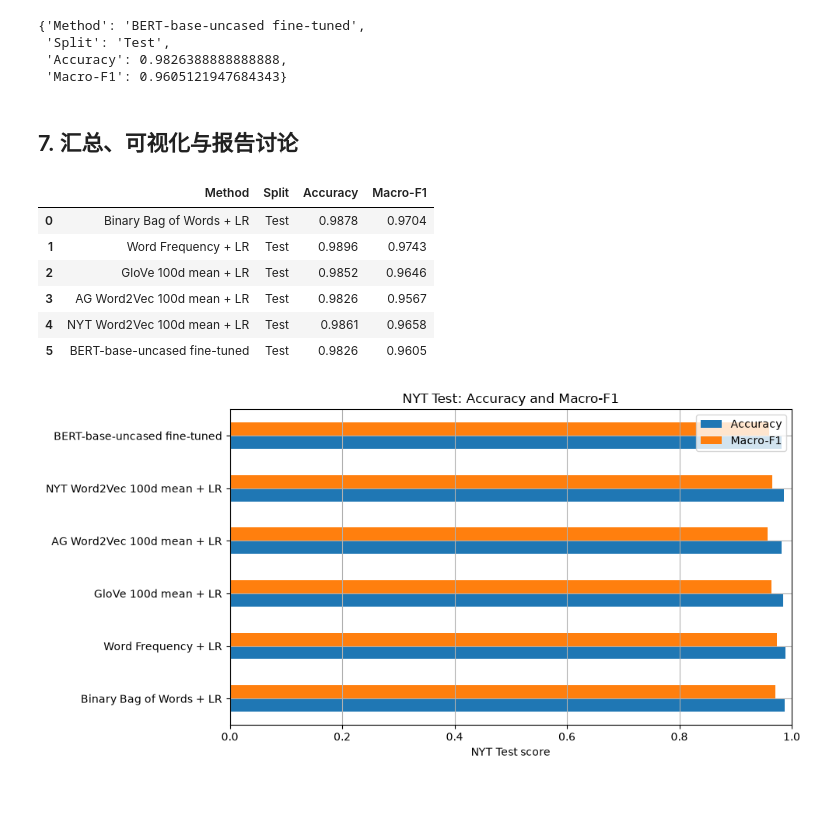
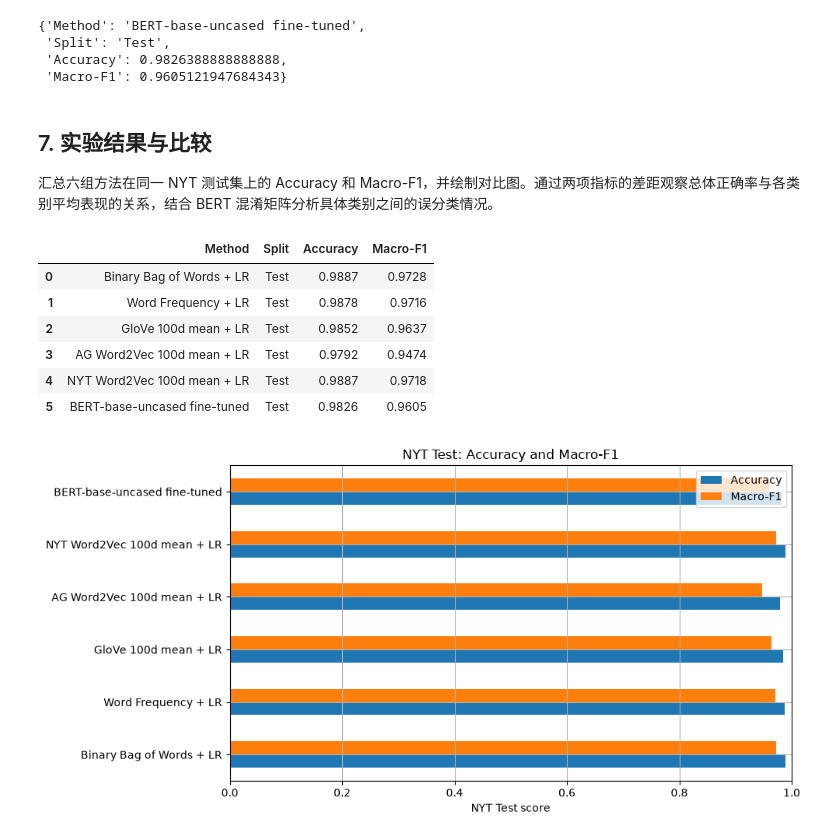
Before and after one commit to Fun-James/NLP, a Jupyter notebook: HW1/HW1_NYT_Text_Classification.ipynb, the cells around one changed output. Cells and saved outputs as stored; diff of their text form; code cells hidden in the pictures; blank space fills up the shorter version.

```diff
--- a/HW1/HW1_NYT_Text_Classification.ipynb
+++ b/HW1/HW1_NYT_Text_Classification.ipynb
@@ -160,5 +164,6 @@ display(pd.DataFrame({
 # %%
-results = []
+if "results" not in globals():
+    results = []
 
 def evaluate_predictions(name, y_true, y_pred, split="Test", record=True):
     row = {
@@ -168,13 +173,18 @@ def evaluate_predictions(name, y_true, y_pred, split="Test", record=True):
         "Macro-F1": f1_score(y_true, y_pred, average="macro", labels=np.arange(len(class_names)), zero_division=0),
     }
     if record:
+        # 每种方法在同一数据集上保存一条评价记录。
+        results[:] = [
+            item for item in results
+            if (item["Method"], item["Split"]) != (name, split)
+        ]
         results.append(row)
     print(f"{name} | {split} | Accuracy={row['Accuracy']:.4f} | Macro-F1={row['Macro-F1']:.4f}")
     print(classification_report(y_true, y_pred, labels=np.arange(len(class_names)), target_names=class_names, zero_division=0))
     return row
 
 def fit_logistic_regression(X_train, y_train, X_val, y_val):
-    # 仅用验证集选择正则化强度，返回重新拟合后的模型。
+    # 根据验证集 Macro-F1 选择正则化强度，在训练集上拟合最终模型。
     candidates = [0.1, 1.0, 10.0]
     scores = []
     for c_value in candidates:
@@ -621,36 +659,40 @@ weighted avg       0.98      0.98      0.98      1152
  'Accuracy': 0.9826388888888888,
  'Macro-F1': 0.9605121947684343}
 # %% [markdown]
-## 7. 汇总、可视化与报告讨论
+## 7. 实验结果与比较
+
+汇总六组方法在同一 NYT 测试集上的 Accuracy 和 Macro-F1，并绘制对比图。通过两项指标的差距观察总体正确率与各类别平均表现的关系，结合 BERT 混淆矩阵分析具体类别之间的误分类情况。
 # %%
-result_table = pd.DataFrame(results)
 expected_methods = [
     "Binary Bag of Words + LR", "Word Frequency + LR", "GloVe 100d mean + LR",
     "AG Word2Vec 100d mean + LR", "NYT Word2Vec 100d mean + LR",
     "BERT-base-uncased fine-tuned",
 ]
-if result_table["Method"].tolist() != expected_methods:
-    raise RuntimeError("结果不完整，请从头运行所有实验单元。")
+test_results = {row["Method"]: row for row in results if row["Split"] == "Test"}
+missing_methods = [name for name in expected_methods if name not in test_results]
+if missing_methods:
+    raise RuntimeError(f"缺少以下方法的测试集评价结果：{', '.join(missing_methods)}")
+result_table = pd.DataFrame([test_results[name] for name in expected_methods])
 display(result_table.style.format({"Accuracy": "{:.4f}", "Macro-F1": "{:.4f}"}))
 result_table.to_csv(ARTIFACT_DIR / "nyt_test_results.csv", index=False, encoding="utf-8-sig")
 
 ax = result_table.set_index("Method")[["Accuracy", "Macro-F1"]].plot.barh(
     figsize=(10, 5), xlim=(0, 1), grid=True
 )
 ax.set_xlabel("NYT Test score")
 ax.set_ylabel("")
 ax.set_title("NYT Test: Accuracy and Macro-F1")
 plt.tight_layout()
 plt.show()
 # %% [output]
 |  | Method | Split | Accuracy | Macro-F1 |
-| 0 | Binary Bag of Words + LR | Test | 0.9878 | 0.9704 |
-| 1 | Word Frequency + LR | Test | 0.9896 | 0.9743 |
-| 2 | GloVe 100d mean + LR | Test | 0.9852 | 0.9646 |
-| 3 | AG Word2Vec 100d mean + LR | Test | 0.9826 | 0.9567 |
-| 4 | NYT Word2Vec 100d mean + LR | Test | 0.9861 | 0.9658 |
+| 0 | Binary Bag of Words + LR | Test | 0.9887 | 0.9728 |
+| 1 | Word Frequency + LR | Test | 0.9878 | 0.9716 |
+| 2 | GloVe 100d mean + LR | Test | 0.9852 | 0.9637 |
+| 3 | AG Word2Vec 100d mean + LR | Test | 0.9792 | 0.9474 |
+| 4 | NYT Word2Vec 100d mean + LR | Test | 0.9887 | 0.9718 |
 | 5 | BERT-base-uncased fine-tuned | Test | 0.9826 | 0.9605 |
-[figure, old version]
+[figure, new version]
 # %%
 best_row = result_table.loc[result_table["Macro-F1"].idxmax()]
 print(f"测试集 Macro-F1 最高：{best_row['Method']}，{best_row['Macro-F1']:.4f}")
```
Also changed, not shown: parts of 24 cells of this notebook.
